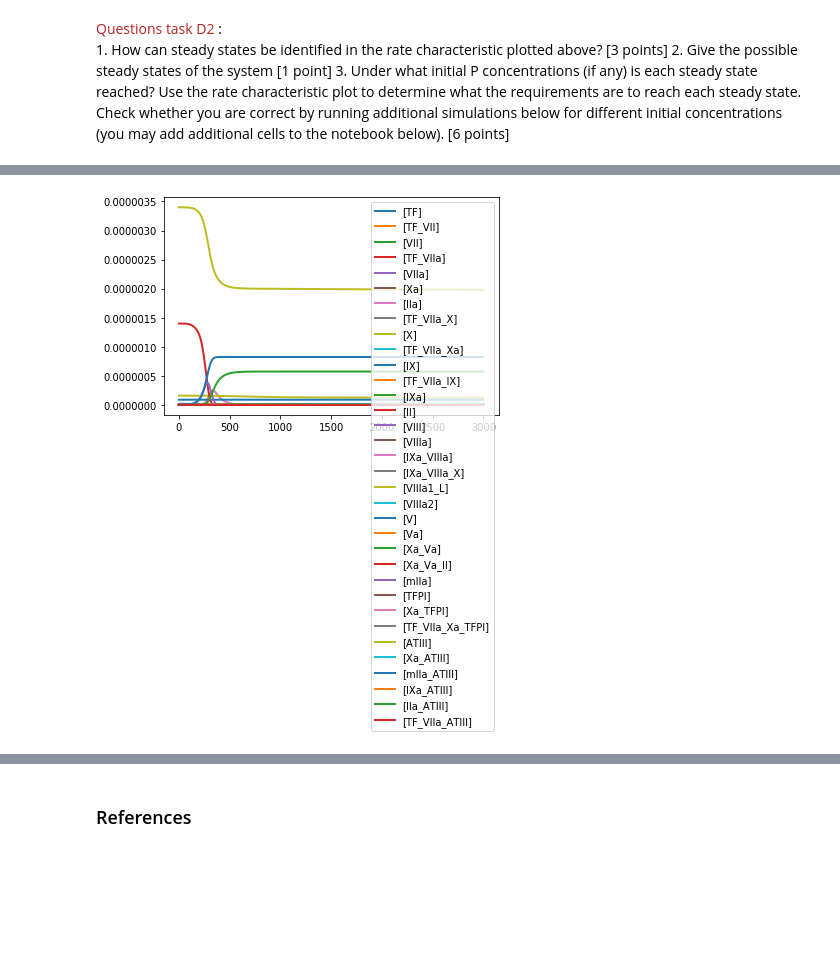
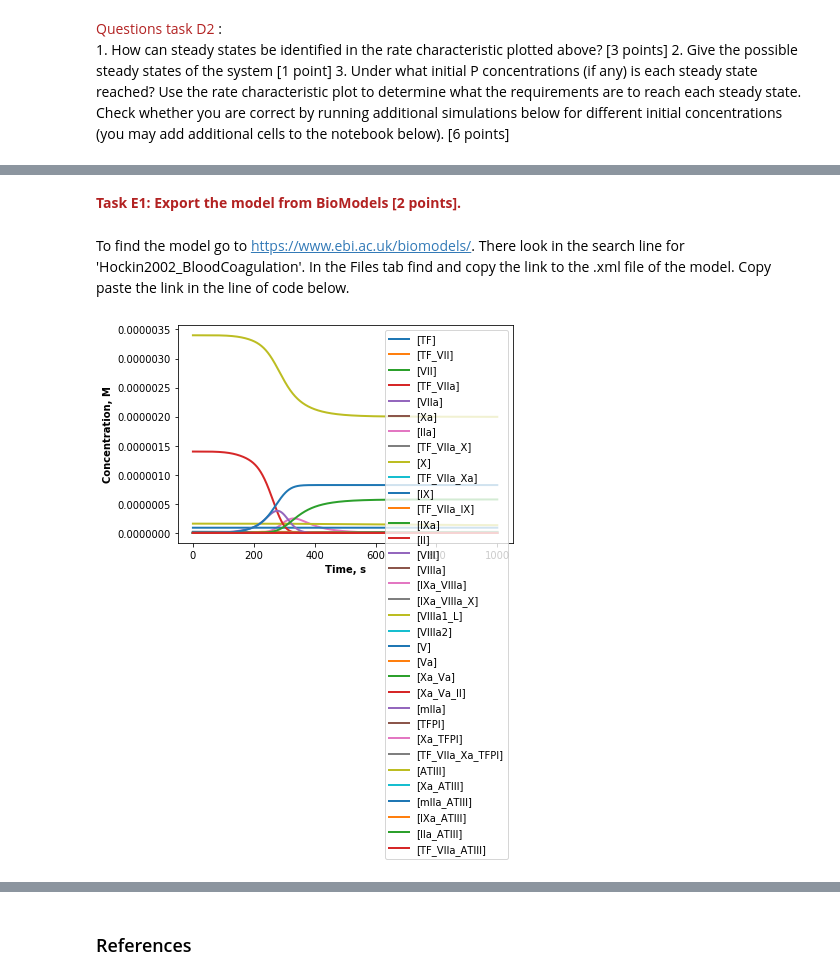
Before and after one commit to A2P2/Tools-of-Sys-Bio_RUG, a Jupyter notebook: 2020_Kinetic_modeling_in_Python_full.ipynb, the cells around one changed output, grey strips where cells are left out. Saved outputs shown, nothing was run; the diff lists cells and outputs as text; code cells hidden in the pictures; blank space fills up the shorter version.

Commit message:
Added exercise E with blood coagulation

```diff
--- a/2020_Kinetic_modeling_in_Python_full.ipynb
+++ b/2020_Kinetic_modeling_in_Python_full.ipynb
@@ -1025,6 +1017,17 @@ In this exercies we will import the model of blood coagulation pathway from BioM
+# %% [markdown]
+<font color='firebrick'><b>Task E1: Export the model from BioModels [2 points].</b></font><br>
+# %% [markdown]
+To find the model go to https://www.ebi.ac.uk/biomodels/. There look in the search line for 'Hockin2002_BloodCoagulation'. In the Files tab find and copy the link to the .xml file of the model. Copy paste the link in the line of code below.
 # %%
-r = te.loadSBMLModel("https://www.ebi.ac.uk/biomodels/model/download/BIOMD0000000335.2?filename=BIOMD0000000335_url.xml")
-result = r.simulate(0, 3000, 5000)
-r.plot(result)
+#model = te.loadSBMLModel("PasteTheLinkHereBetweenQuotes")
+model = te.loadSBMLModel("https://www.ebi.ac.uk/biomodels/model/download/BIOMD0000000335.2?filename=BIOMD0000000335_url.xml")
-# %% [output]
-[figure, removed]
+# %%
+#SIMULATE AND PLOT THE MODEL HERE
+#SIMULATE FROM START=0 TO END=1000
+#IN THIS MODEL UNIT FOR TIME IS SECONDS AND FOR CONCENTRATION IS M
+#Solution
+model.resetAll()
+result = model.simulate(start=0, end=1000, points=2000)
+model.plot(xtitle='Time, s', ytitle='Concentration, M')
+# %% [output]
+[figure, added]
```
Also changed, not shown: parts of 43 cells of this notebook.
